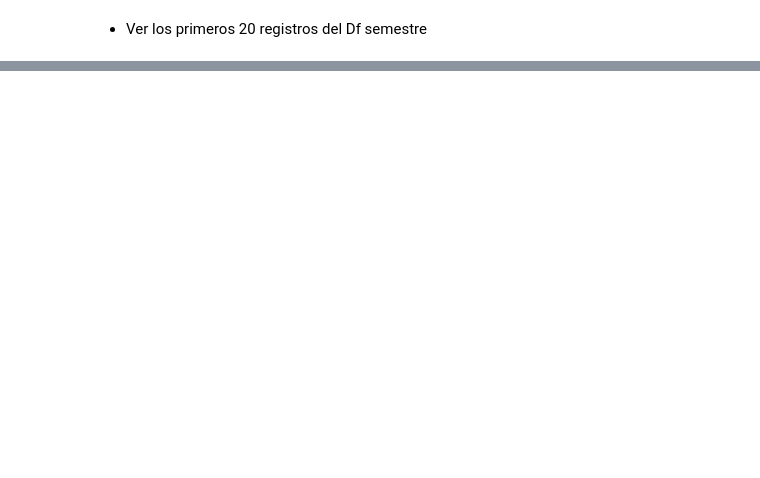
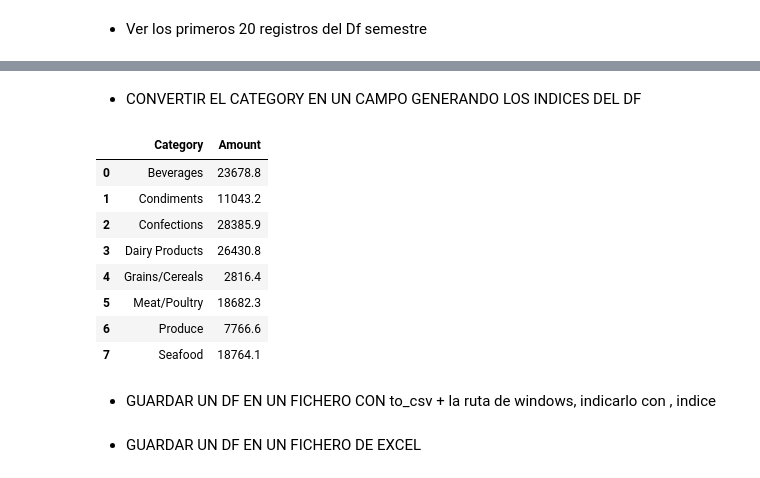
Before and after one commit to JaviDoria/Pytho-Data-Science, a Jupyter notebook: Práctica día 5.ipynb, the cells around one changed output, grey strips where cells are left out. Cells and saved outputs as stored; diff of their text form; code cells hidden in the pictures; blank space fills up the shorter version.

```diff
--- a/Práctica día 5.ipynb
+++ b/Práctica día 5.ipynb
@@ -266,0 +342,17 @@ semestre.head(20)
+# %% [markdown]
+* CONVERTIR EL CATEGORY EN UN CAMPO GENERANDO LOS INDICES DEL DF
+# %%
+semestre2agrup = semestre2agrup.reset_index()
+semestre2agrup
+# %% [output]
+|  | Category | Amount |
+| 0 | Beverages | 23678.8 |
+| 1 | Condiments | 11043.2 |
+| 2 | Confections | 28385.9 |
+| 3 | Dairy Products | 26430.8 |
+| 4 | Grains/Cereals | 2816.4 |
+| 5 | Meat/Poultry | 18682.3 |
+| 6 | Produce | 7766.6 |
+| 7 | Seafood | 18764.1 |
+# %% [markdown]
+* GUARDAR UN DF EN UN FICHERO CON to_csv + la ruta de windows, indicarlo con , indice
@@ -266,0 +361,2 @@ semestre.head(20)
+# %% [markdown]
+* GUARDAR UN DF EN UN FICHERO DE EXCEL
```
Also changed, not shown: parts of 16 cells of this notebook, 1 other file.
